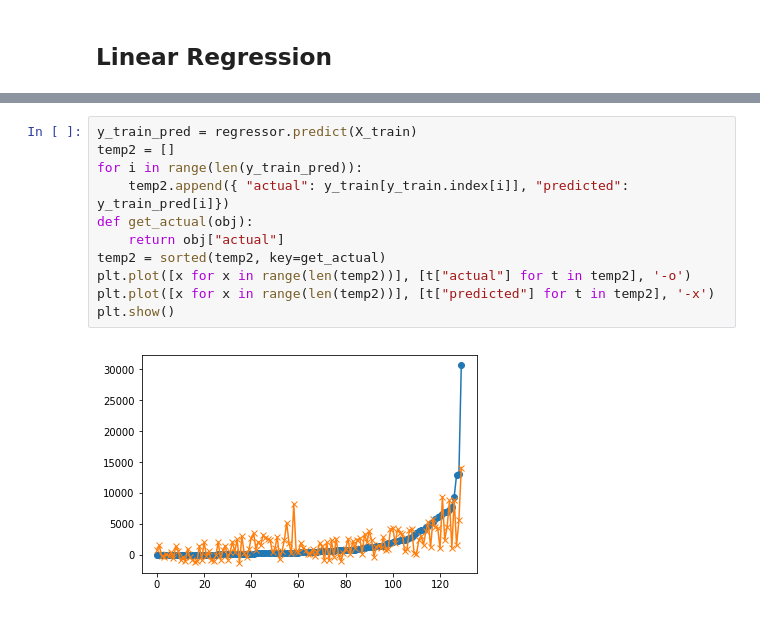
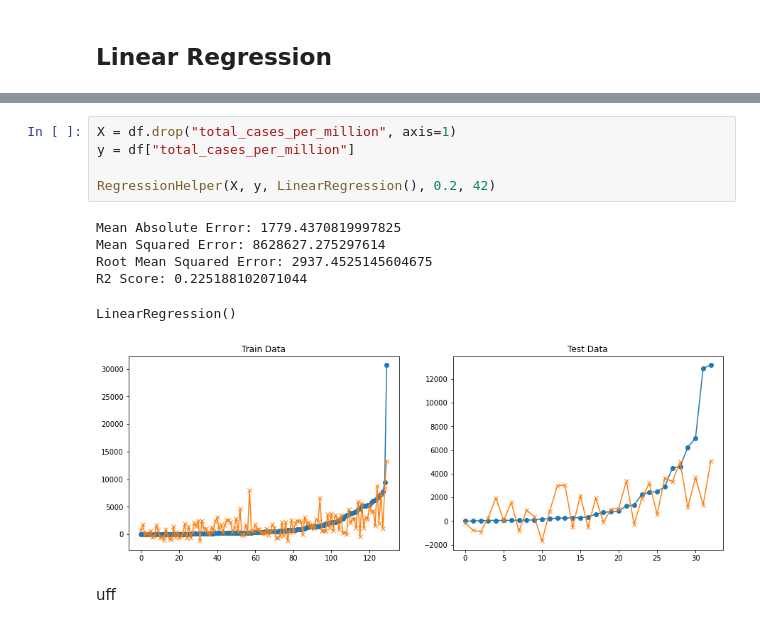
Before and after one commit to WWI17SEB/ml-covid, a Jupyter notebook: train_data_cases.ipynb, the cells around one changed output, grey strips where cells are left out. Cells and saved outputs as stored; diff of their text form.

```diff
--- a/train_data_cases.ipynb
+++ b/train_data_cases.ipynb
@@ -79,13 +59,14 @@ plt.show()
-# %%
-y_train_pred = regressor.predict(X_train)
-temp2 = []
-for i in range(len(y_train_pred)):
-    temp2.append({ "actual": y_train[y_train.index[i]], "predicted": y_train_pred[i]})
-def get_actual(obj):
-    return obj["actual"]
-temp2 = sorted(temp2, key=get_actual)
-plt.plot([x for x in range(len(temp2))], [t["actual"] for t in temp2], '-o')
-plt.plot([x for x in range(len(temp2))], [t["predicted"] for t in temp2], '-x')
-plt.show()
-# %% [output]
-[figure, removed]
+# %%
+X = df.drop("total_cases_per_million", axis=1)
+y = df["total_cases_per_million"]
+
+RegressionHelper(X, y, LinearRegression(), 0.2, 42)
+# %% [output]
+Mean Absolute Error: 1779.4370819997825
+Mean Squared Error: 8628627.275297614
+Root Mean Squared Error: 2937.4525145604675
+R2 Score: 0.225188102071044
+LinearRegression()
+[figure, added]
+# %% [markdown]
+uff
```
Also changed, not shown: parts of 25 cells of this notebook, 3 other files.
